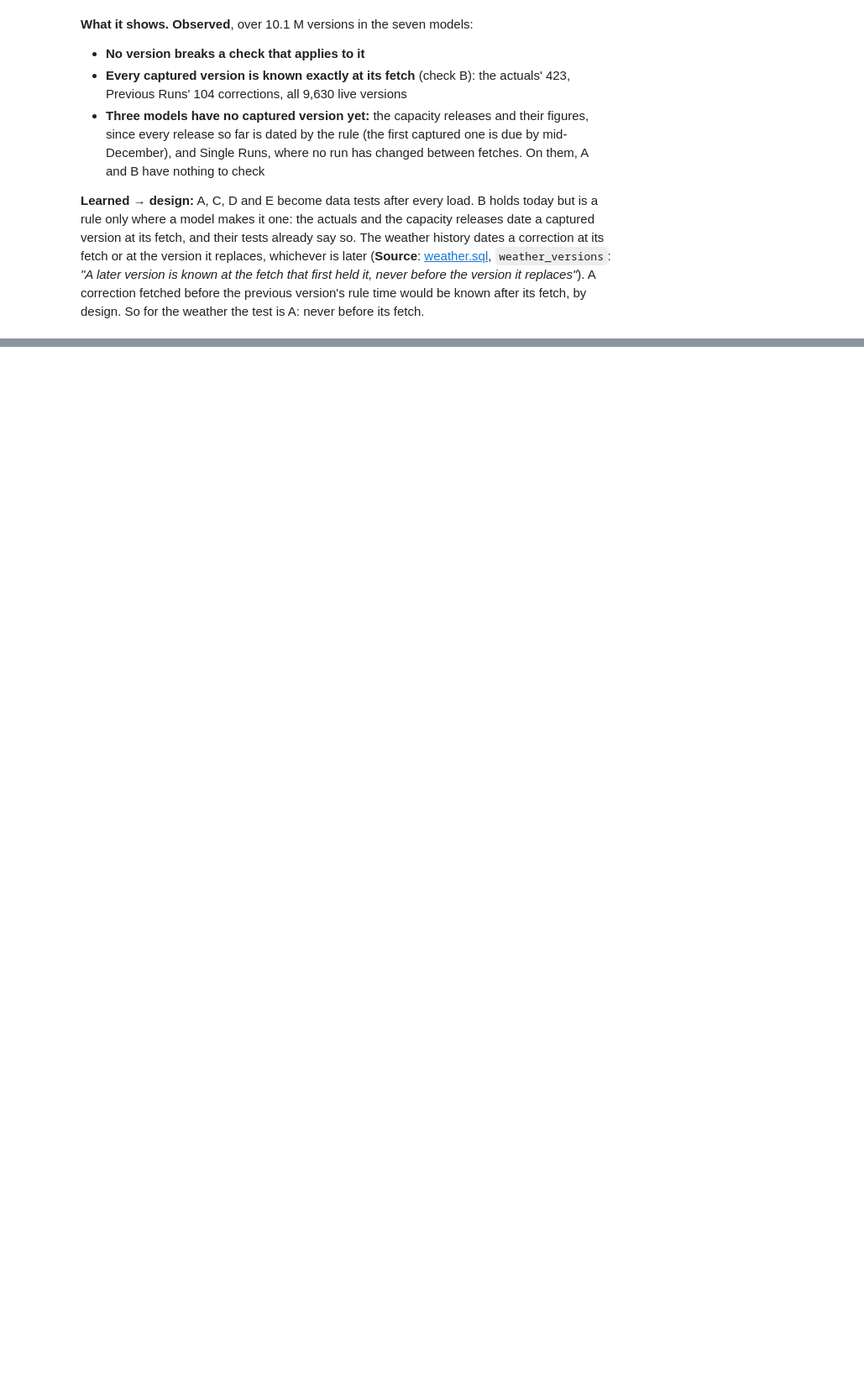
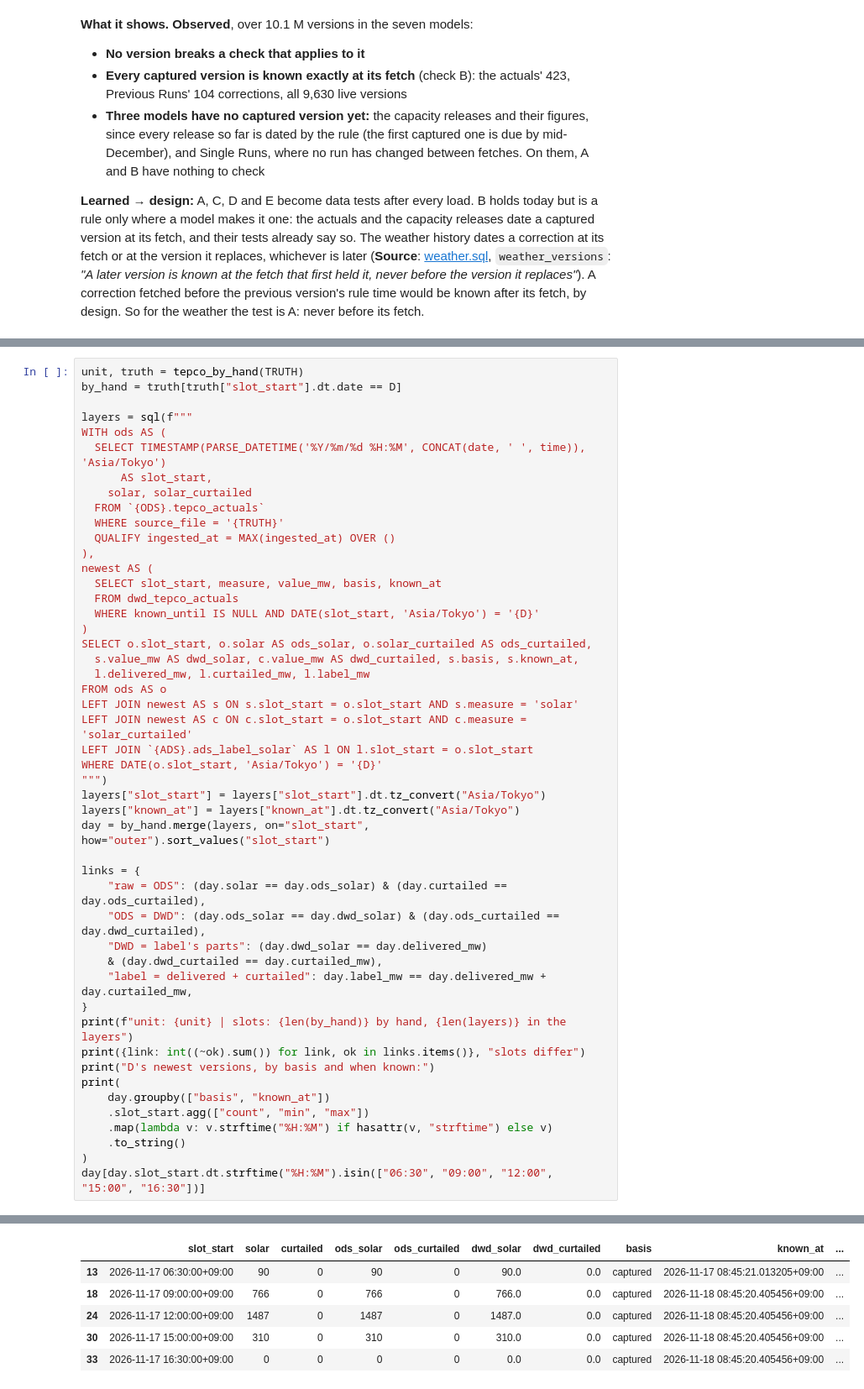
Before and after one commit to iahsanujunda/jtf, a Jupyter notebook: notebooks/06_warehouse_against_sources.ipynb, the cells around one changed output, grey strips where cells are left out. Shown at 84% size. Drawn from its saved outputs; the diff is of its cells as text; blank space fills up the shorter version.

```diff
--- a/notebooks/06_warehouse_against_sources.ipynb
+++ b/notebooks/06_warehouse_against_sources.ipynb
@@ -169,0 +245,49 @@ checks.set_index("model")
+# %%
+unit, truth = tepco_by_hand(TRUTH)
+by_hand = truth[truth["slot_start"].dt.date == D]
+
+layers = sql(f"""
+WITH ods AS (
+  SELECT TIMESTAMP(PARSE_DATETIME('%Y/%m/%d %H:%M', CONCAT(date, ' ', time)), 'Asia/Tokyo')
+      AS slot_start,
+    solar, solar_curtailed
+  FROM `{ODS}.tepco_actuals`
+  WHERE source_file = '{TRUTH}'
+  QUALIFY ingested_at = MAX(ingested_at) OVER ()
+),
+newest AS (
+  SELECT slot_start, measure, value_mw, basis, known_at
+  FROM dwd_tepco_actuals
+  WHERE known_until IS NULL AND DATE(slot_start, 'Asia/Tokyo') = '{D}'
+)
+SELECT o.slot_start, o.solar AS ods_solar, o.solar_curtailed AS ods_curtailed,
+  s.value_mw AS dwd_solar, c.value_mw AS dwd_curtailed, s.basis, s.known_at,
+  l.delivered_mw, l.curtailed_mw, l.label_mw
+FROM ods AS o
+LEFT JOIN newest AS s ON s.slot_start = o.slot_start AND s.measure = 'solar'
+LEFT JOIN newest AS c ON c.slot_start = o.slot_start AND c.measure = 'solar_curtailed'
+LEFT JOIN `{ADS}.ads_label_solar` AS l ON l.slot_start = o.slot_start
+WHERE DATE(o.slot_start, 'Asia/Tokyo') = '{D}'
+""")
+layers["slot_start"] = layers["slot_start"].dt.tz_convert("Asia/Tokyo")
+layers["known_at"] = layers["known_at"].dt.tz_convert("Asia/Tokyo")
+day = by_hand.merge(layers, on="slot_start", how="outer").sort_values("slot_start")
+
+links = {
+    "raw = ODS": (day.solar == day.ods_solar) & (day.curtailed == day.ods_curtailed),
+    "ODS = DWD": (day.ods_solar == day.dwd_solar) & (day.ods_curtailed == day.dwd_curtailed),
+    "DWD = label's parts": (day.dwd_solar == day.delivered_mw)
+    & (day.dwd_curtailed == day.curtailed_mw),
+    "label = delivered + curtailed": day.label_mw == day.delivered_mw + day.curtailed_mw,
+}
+print(f"unit: {unit} | slots: {len(by_hand)} by hand, {len(layers)} in the layers")
+print({link: int((~ok).sum()) for link, ok in links.items()}, "slots differ")
+print("D's newest versions, by basis and when known:")
+print(
+    day.groupby(["basis", "known_at"])
+    .slot_start.agg(["count", "min", "max"])
+    .map(lambda v: v.strftime("%H:%M") if hasattr(v, "strftime") else v)
+    .to_string()
+)
+day[day.slot_start.dt.strftime("%H:%M").isin(["06:30", "09:00", "12:00", "15:00", "16:30"])]
+# %% [output]
@@ -169,0 +302,6 @@ checks.set_index("model")
+|  | slot_start | solar | curtailed | ods_solar | ods_curtailed | dwd_solar | dwd_curtailed | basis | known_at | ... |
+| 13 | 2026-11-17 06:30:00+09:00 | 90 | 0 | 90 | 0 | 90.0 | 0.0 | captured | 2026-11-17 08:45:21.013205+09:00 | ... |
+| 18 | 2026-11-17 09:00:00+09:00 | 766 | 0 | 766 | 0 | 766.0 | 0.0 | captured | 2026-11-18 08:45:20.405456+09:00 | ... |
+| 24 | 2026-11-17 12:00:00+09:00 | 1487 | 0 | 1487 | 0 | 1487.0 | 0.0 | captured | 2026-11-18 08:45:20.405456+09:00 | ... |
+| 30 | 2026-11-17 15:00:00+09:00 | 310 | 0 | 310 | 0 | 310.0 | 0.0 | captured | 2026-11-18 08:45:20.405456+09:00 | ... |
+| 33 | 2026-11-17 16:30:00+09:00 | 0 | 0 | 0 | 0 | 0.0 | 0.0 | captured | 2026-11-18 08:45:20.405456+09:00 | ... |
```
Also changed, not shown: parts of 21 cells of this notebook, 2 other files.
